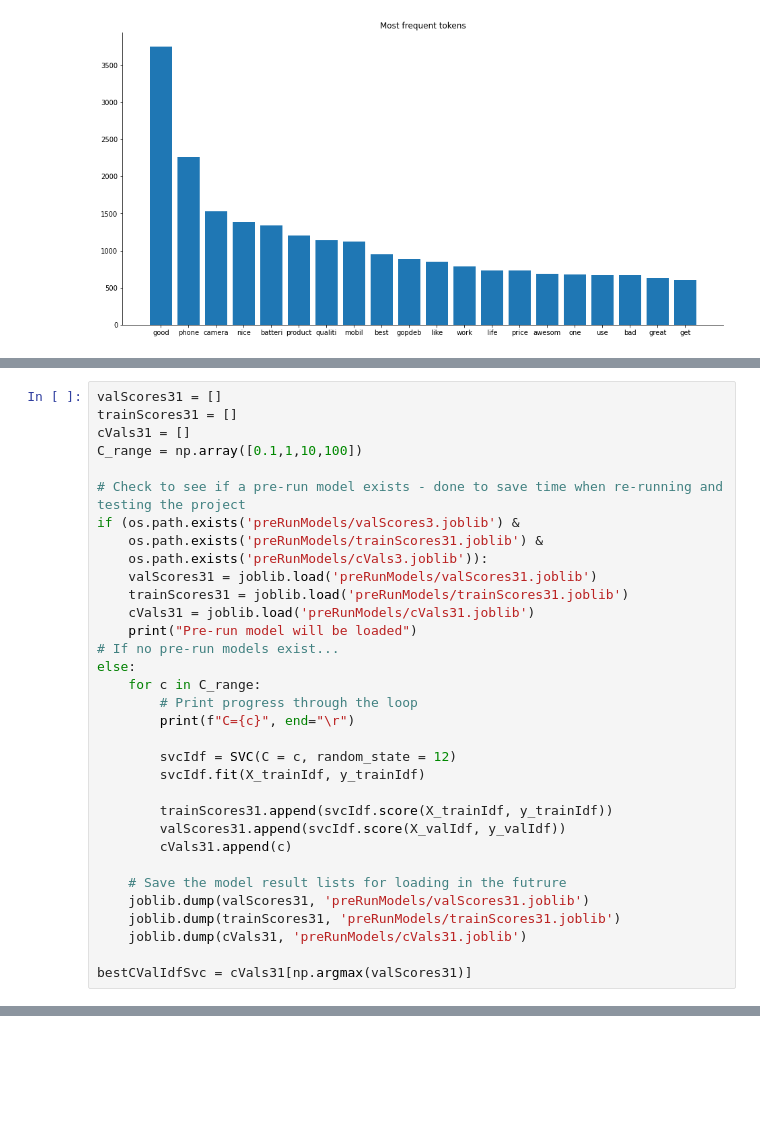
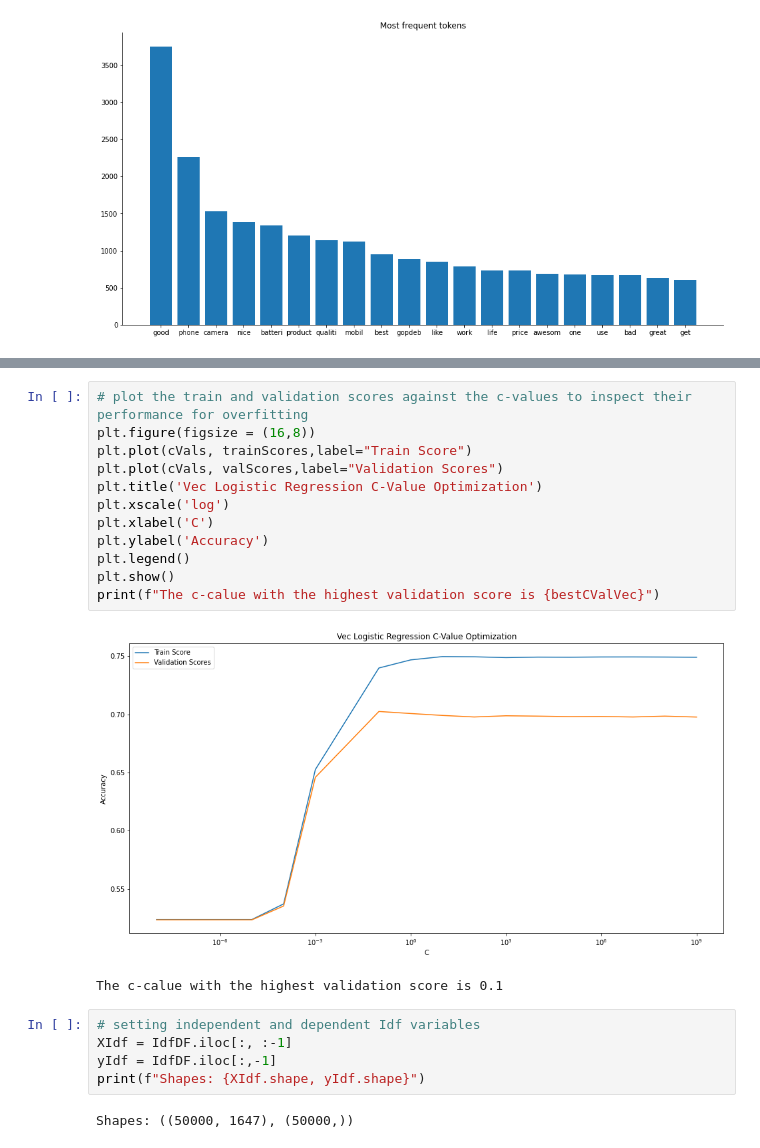
Before and after one commit to JordanFortney/sentimentNaturalLanguageProcessing, a Jupyter notebook: sentimentNLP.ipynb, the cells around one changed output, grey strips where cells are left out. Cells and saved outputs as stored; diff of their text form; blank space fills up the shorter version.

```diff
--- a/sentimentNLP.ipynb
+++ b/sentimentNLP.ipynb
@@ -453,33 +241,0 @@ The c-value with the highest validation score is 1.0
-# %%
-valScores31 = []
-trainScores31 = []
-cVals31 = []
-C_range = np.array([0.1,1,10,100])
-
-# Check to see if a pre-run model exists - done to save time when re-running and testing the project
-if (os.path.exists('preRunModels/valScores3.joblib') &
-    os.path.exists('preRunModels/trainScores31.joblib') &
-    os.path.exists('preRunModels/cVals3.joblib')):
-    valScores31 = joblib.load('preRunModels/valScores31.joblib')
-    trainScores31 = joblib.load('preRunModels/trainScores31.joblib')
-    cVals31 = joblib.load('preRunModels/cVals31.joblib')
-    print("Pre-run model will be loaded")
-# If no pre-run models exist...
-else:
-    for c in C_range:
-        # Print progress through the loop
-        print(f"C={c}", end="\r")
-
-        svcIdf = SVC(C = c, random_state = 12)
-        svcIdf.fit(X_trainIdf, y_trainIdf)
-
-        trainScores31.append(svcIdf.score(X_trainIdf, y_trainIdf))
-        valScores31.append(svcIdf.score(X_valIdf, y_valIdf))
-        cVals31.append(c)
-
-    # Save the model result lists for loading in the futrure
-    joblib.dump(valScores31, 'preRunModels/valScores31.joblib')
-    joblib.dump(trainScores31, 'preRunModels/trainScores31.joblib')
-    joblib.dump(cVals31, 'preRunModels/cVals31.joblib')
-
-bestCValIdfSvc = cVals31[np.argmax(valScores31)]
@@ -1179,0 +310,22 @@ plt.show()
+# %%
+# plot the train and validation scores against the c-values to inspect their performance for overfitting
+plt.figure(figsize = (16,8))
+plt.plot(cVals, trainScores,label="Train Score")
+plt.plot(cVals, valScores,label="Validation Scores")
+plt.title('Vec Logistic Regression C-Value Optimization')
+plt.xscale('log')
+plt.xlabel('C')
+plt.ylabel('Accuracy')
+plt.legend()
+plt.show()
+print(f"The c-calue with the highest validation score is {bestCValVec}")
+# %% [output]
+[figure, added]
+The c-calue with the highest validation score is 0.1
+# %%
+# setting independent and dependent Idf variables
+XIdf = IdfDF.iloc[:, :-1]
+yIdf = IdfDF.iloc[:,-1]
+print(f"Shapes: {XIdf.shape, yIdf.shape}")
+# %% [output]
+Shapes: ((50000, 1647), (50000,))
```
Also changed, not shown: parts of 122 cells of this notebook, 10 other files.
